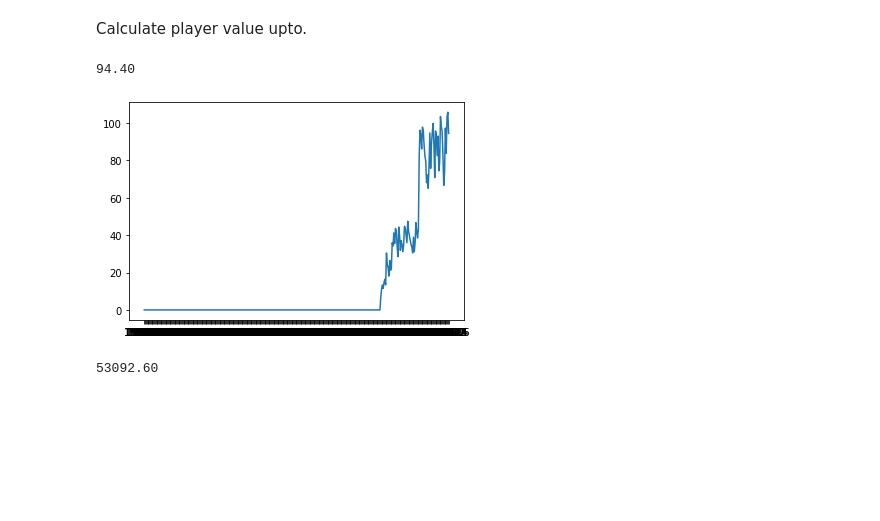
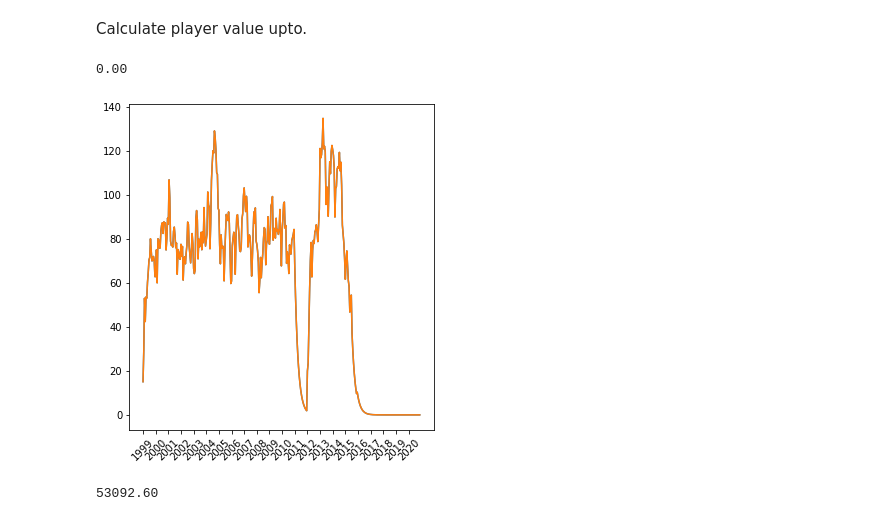
Before and after one commit to JacobMalloy/cs302-fantasy_stocks, a Jupyter notebook: calc_value.ipynb, the cells around one changed output. Cells and saved outputs as stored; diff of their text form; code cells hidden in the pictures; blank space fills up the shorter version.

Commit message:
work on the graph

```diff
--- a/calc_value.ipynb
+++ b/calc_value.ipynb
@@ -23,30 +23,46 @@ for i in data_frames:
 Calculate player value upto.
 # %%
 import matplotlib.pylab as plt
+import numpy as np
 def calculateScoreto(player,upto="2020-17"):
     playerData=dict()
     score =0.0
     for i in data:
         if i==upto:
             break
         score*=.8
         if player in data[i]:
             score += data[i][player]
         if score<0:
             score =0
         playerData[i]=score
     return (score,playerData)
-score, playerData = calculateScoreto("")
+score, playerData = calculateScoreto("Peyton Manning")
 print(f"{score:.2f}")
 lists = sorted(playerData.items()) # sorted by key, return a list of tuples
 
+
+fig = plt.figure(figsize=(12, 6))
+
+ax = fig.add_subplot(121)
+
+
 x, y = zip(*lists) # unpack a list of pairs into two tuples
+x = list(x)
+x = [val.split("-")[0] if val.split("-")[1]=="01" else val for val in x]
+plt.plot(x, y)
 
-plt.plot(x, y)
+ax.plot(x,y)
+
+fig.canvas.draw()
+ax.set_xticks(np.arange(0, len(x)+1, 17))
+#ax.set_xticklabels([x.get_text().split("-")[0] for x in ax.get_xticklabels()] )
+plt.xticks(rotation = 45) # Rotates X-Axis Ticks by 45-degrees
+
 plt.show()
 # %% [output]
-94.40
+0.00
-[figure, old version]
+[figure, new version]
 # %%
 for df in data:
     if(df == "2018-17"):
```
